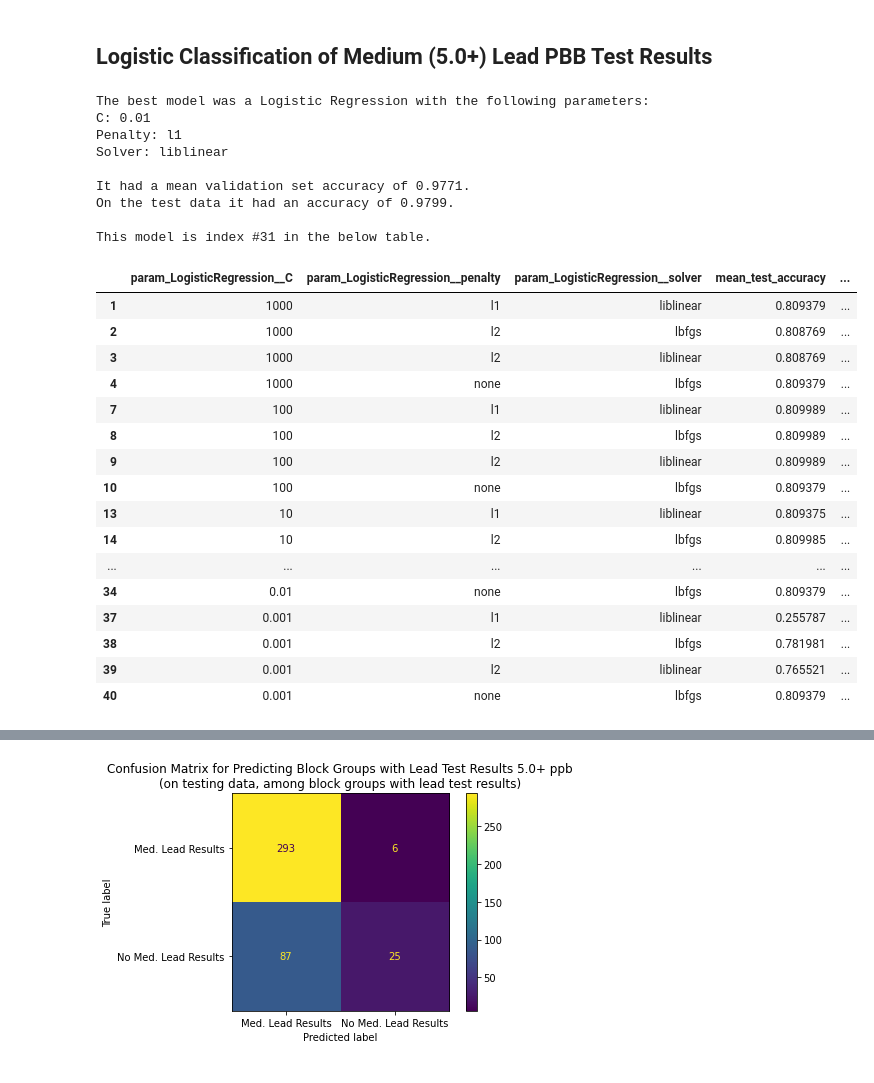
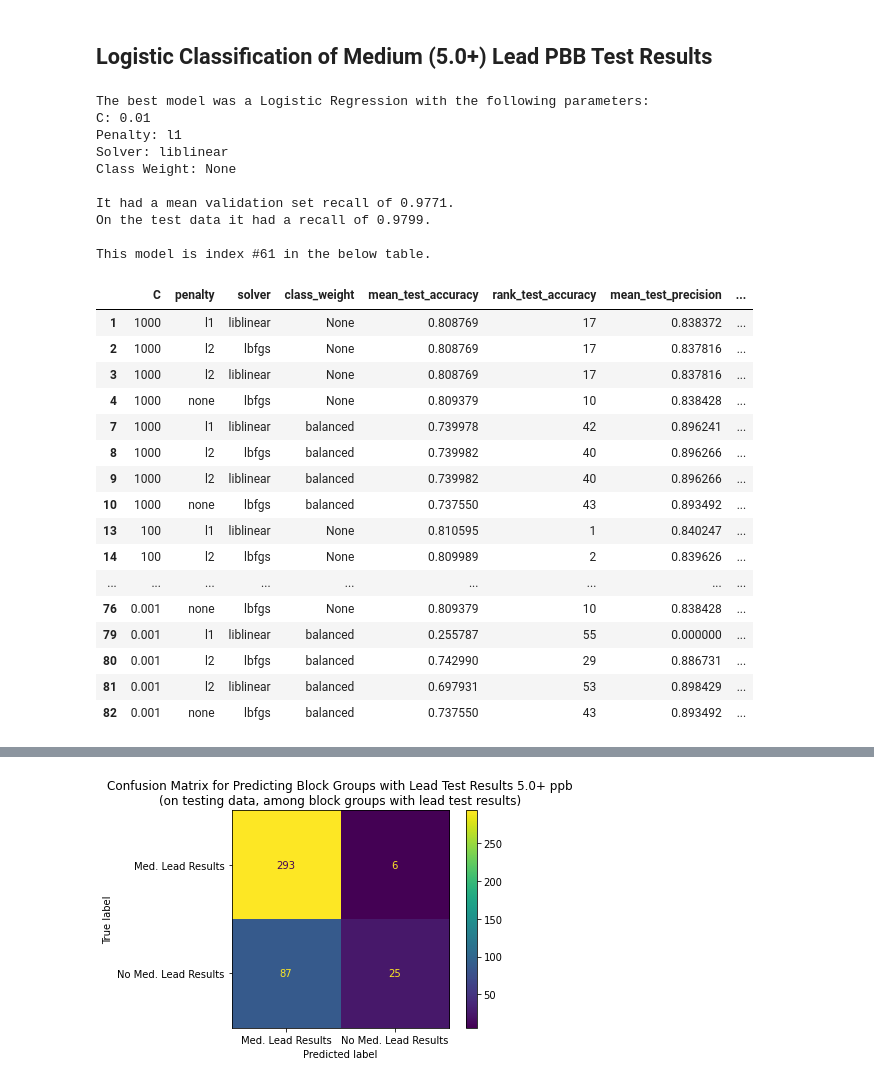
Before and after one commit to vbalza/chicago_water_lead, a Jupyter notebook: Logistic Model.ipynb, the cells around one changed output, grey strips where cells are left out. Drawn from its saved outputs; the diff is of its cells as text; code cells hidden in the pictures.

```diff
--- a/Logistic Model.ipynb
+++ b/Logistic Model.ipynb
@@ -127,7 +127,8 @@ pipe = pipe_sklearn([
 params = {
     'LogisticRegression__penalty': ['l1', 'l2', 'none'],
     'LogisticRegression__solver': ['lbfgs', 'liblinear'],
-    'LogisticRegression__C': [1000, 100, 10, 1, 0.1, 0.01, 0.001]
+    'LogisticRegression__C': [1000, 100, 10, 1, 0.1, 0.01, 0.001],
+    'LogisticRegression__class_weight': [None, 'balanced']
 }
 k = 10
 # %% [markdown]
@@ -194,7 +200,9 @@ This model is index #39 in the below table.
 best_model_high = LogisticRegression(
     C=p_high['LogisticRegression__C'],
     penalty=p_high['LogisticRegression__penalty'],
-    solver=p_high['LogisticRegression__solver'], max_iter=5000)
+    solver=p_high['LogisticRegression__solver'],
+    class_weight=p_high['LogisticRegression__class_weight'],
+    max_iter=5000)
 best_model_high.fit(X=training_high_x, y=training_high_y)
 pipeline.print_coefs(
     best_model_high, df=training.drop(columns=['threshold_medium']),
@@ -256,55 +264,59 @@ grid_model_med_result = grid_model_med.fit(training_med_x, training_med_y)
 # %%
 p_med = grid_model_med_result.best_params_
 test_score = grid_model_med_result.score(
     X=test_med_x,
     y=test_med_y)
 print(f'''
 The best model was a Logistic Regression with the following parameters:
 C: {p_med['LogisticRegression__C']}
 Penalty: {p_med['LogisticRegression__penalty']}
 Solver: {p_med['LogisticRegression__solver']}
+Class Weight: {p_med['LogisticRegression__class_weight']}
 
-It had a mean validation set accuracy of {round(grid_model_med.best_score_, 4)}.
-On the test data it had an accuracy of {round(test_score, 4)}.
+It had a mean validation set recall of {round(grid_model_med.best_score_, 4)}.
+On the test data it had a recall of {round(test_score, 4)}.
 
 This model is index #{grid_model_med_result.best_index_} in the below table.
 ''')
-
-results_med_df = pd.DataFrame.from_dict(grid_model_med_result.cv_results_)[[
+results_med_df = (pd.DataFrame.from_dict(grid_model_med_result.cv_results_)[[
     'param_LogisticRegression__C', 'param_LogisticRegression__penalty',
-    'param_LogisticRegression__solver',
+    'param_LogisticRegression__solver', 'param_LogisticRegression__class_weight',
     'mean_test_accuracy', 'rank_test_accuracy', 'mean_test_precision',
     'rank_test_precision', 'mean_test_recall', 'rank_test_recall'
-]]
+]].rename(columns={
+    'param_LogisticRegression__C': 'C', 'param_LogisticRegression__penalty': 'penalty',
+    'param_LogisticRegression__solver': 'solver',
+    'param_LogisticRegression__class_weight': 'class_weight'}))
 # Gets rid of models where the solvers and params are incompatible
-results_med_df.dropna(axis=0)
+results_med_df.dropna(axis=0, subset=['mean_test_accuracy'])
 # %% [output]
 The best model was a Logistic Regression with the following parameters:
 C: 0.01
 Penalty: l1
 Solver: liblinear
+Class Weight: None
 
-It had a mean validation set accuracy of 0.9771.
-On the test data it had an accuracy of 0.9799.
+It had a mean validation set recall of 0.9771.
+On the test data it had a recall of 0.9799.
 
-This model is index #31 in the below table.
+This model is index #61 in the below table.
-|  | param_LogisticRegression__C | param_LogisticRegression__penalty | param_LogisticRegression__solver | mean_test_accuracy | ... |
-| 1 | 1000 | l1 | liblinear | 0.809379 | ... |
-| 2 | 1000 | l2 | lbfgs | 0.808769 | ... |
-| 3 | 1000 | l2 | liblinear | 0.808769 | ... |
-| 4 | 1000 | none | lbfgs | 0.809379 | ... |
-| 7 | 100 | l1 | liblinear | 0.809989 | ... |
-| 8 | 100 | l2 | lbfgs | 0.809989 | ... |
-| 9 | 100 | l2 | liblinear | 0.809989 | ... |
-| 10 | 100 | none | lbfgs | 0.809379 | ... |
-| 13 | 10 | l1 | liblinear | 0.809375 | ... |
-| 14 | 10 | l2 | lbfgs | 0.809985 | ... |
-| ... | ... | ... | ... | ... | ... |
-| 34 | 0.01 | none | lbfgs | 0.809379 | ... |
-| 37 | 0.001 | l1 | liblinear | 0.255787 | ... |
-| 38 | 0.001 | l2 | lbfgs | 0.781981 | ... |
-| 39 | 0.001 | l2 | liblinear | 0.765521 | ... |
-| 40 | 0.001 | none | lbfgs | 0.809379 | ... |
+|  | C | penalty | solver | class_weight | mean_test_accuracy | rank_test_accuracy | mean_test_precision | ... |
+| 1 | 1000 | l1 | liblinear | None | 0.808769 | 17 | 0.838372 | ... |
+| 2 | 1000 | l2 | lbfgs | None | 0.808769 | 17 | 0.837816 | ... |
+| 3 | 1000 | l2 | liblinear | None | 0.808769 | 17 | 0.837816 | ... |
+| 4 | 1000 | none | lbfgs | None | 0.809379 | 10 | 0.838428 | ... |
+| 7 | 1000 | l1 | liblinear | balanced | 0.739978 | 42 | 0.896241 | ... |
+| 8 | 1000 | l2 | lbfgs | balanced | 0.739982 | 40 | 0.896266 | ... |
+| 9 | 1000 | l2 | liblinear | balanced | 0.739982 | 40 | 0.896266 | ... |
+| 10 | 1000 | none | lbfgs | balanced | 0.737550 | 43 | 0.893492 | ... |
+| 13 | 100 | l1 | liblinear | None | 0.810595 | 1 | 0.840247 | ... |
+| 14 | 100 | l2 | lbfgs | None | 0.809989 | 2 | 0.839626 | ... |
+| ... | ... | ... | ... | ... | ... | ... | ... | ... |
+| 76 | 0.001 | none | lbfgs | None | 0.809379 | 10 | 0.838428 | ... |
+| 79 | 0.001 | l1 | liblinear | balanced | 0.255787 | 55 | 0.000000 | ... |
+| 80 | 0.001 | l2 | lbfgs | balanced | 0.742990 | 29 | 0.886731 | ... |
+| 81 | 0.001 | l2 | liblinear | balanced | 0.697931 | 53 | 0.898429 | ... |
+| 82 | 0.001 | none | lbfgs | balanced | 0.737550 | 43 | 0.893492 | ... |
 # %%
 best_model_med = LogisticRegression(
     C=p_med['LogisticRegression__C'],
```
Also changed, not shown: parts of 8 cells of this notebook, 1 other file.
